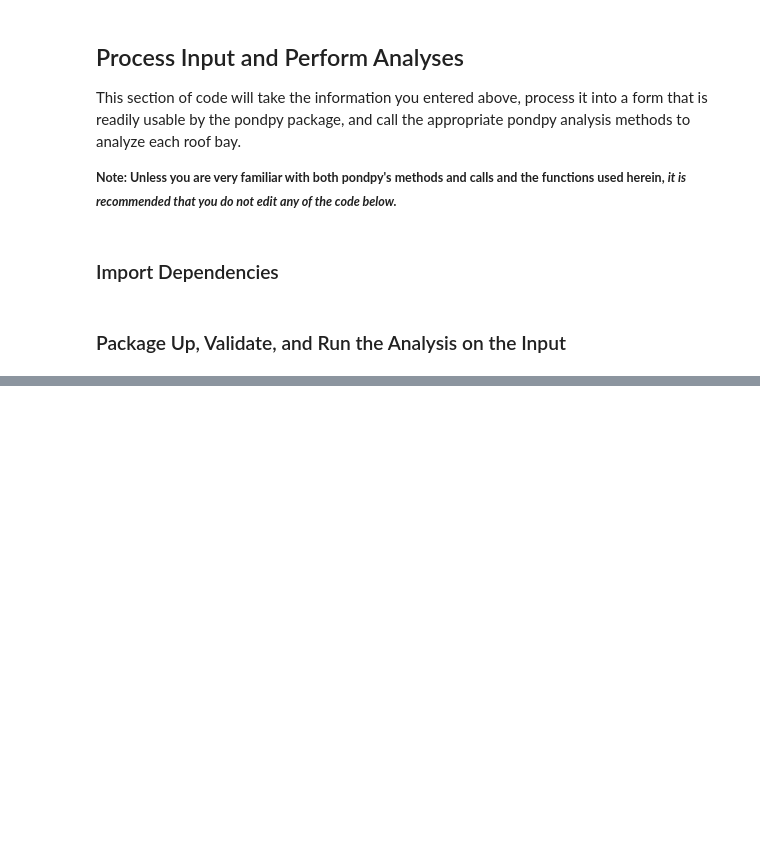
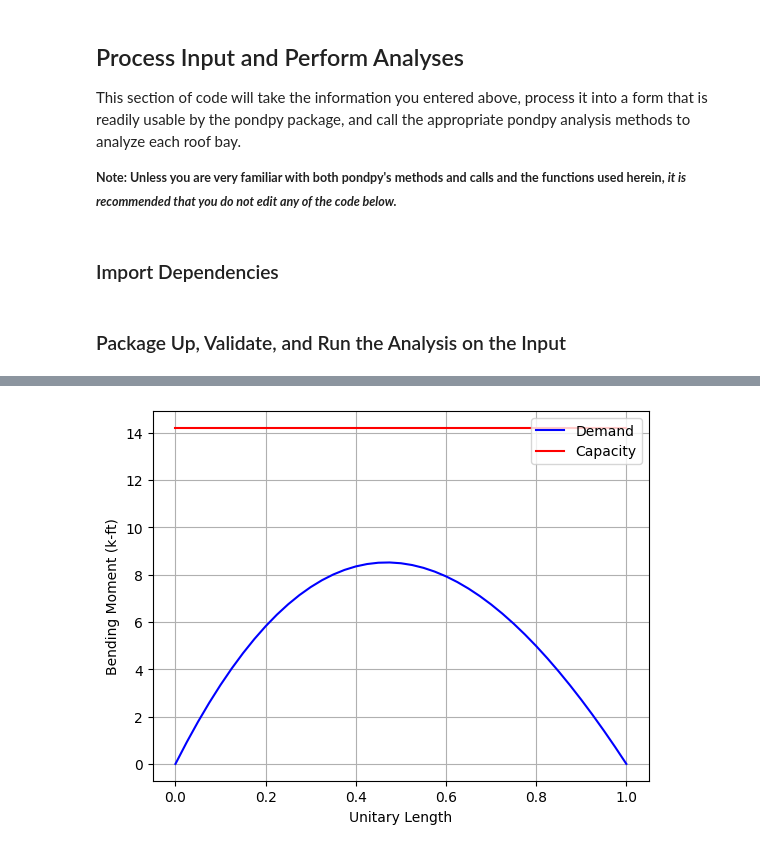
Before and after one commit to matthew-upshaw/pondpy4tljh, a Jupyter notebook: pondpy_template.ipynb, the cells around one changed output, grey strips where cells are left out. Cells and saved outputs as stored; diff of their text form; code cells hidden in the pictures; blank space fills up the shorter version.

```diff
--- a/pondpy_template.ipynb
+++ b/pondpy_template.ipynb
@@ -34,7 +34,7 @@ Here, you can enter various pieces of information that will be needed to run the
 # %%
 # Beam Sizes
 # Enter all AISC W-shape sections that will be used in the analyses into the beam_sizes list.
-beam_sizes : list = ['w12x16',]
+beam_sizes : list = ['w12x16','w16x26',]
 
 # Joist Sizes
 # Enter all SJI K-series joist designations that will be used in the anlyses into the joist_sizes list.
@@ -43,19 +43,19 @@ joist_sizes : list = ['14k1',]
 ### Roof Bay(s) Information
 # %%
 # Enter number of roof bays that you wish to analyze.
-n_roof_bays : int = 0
+n_roof_bays : int = 1
 
 # Enter information about each roof bay into lists. Note: the length of each list below must match the number of roof bays you entered above.
 
 # Enter primary member sizes for each bay. These are typically the 2 girders at each end of the bay.
 # Each roof bay will have its own list of members. The sizes entered here must be in the list of sizes that you created above.
 primary_members_size : list = [
-    [],
+    ['w16x26', 'w16x26'],
 ]
 
 # Enter the length of each primary member in ft.
 primary_members_length : list = [
-    [],
+    [20, 20],
 ]
 
 # Enter the location (in ft) and type of each support for each primary member.
@@ -64,37 +64,37 @@ primary_members_length : list = [
 # For example, (0, 'Pinned') indicates that there is a pin-support at the left end of the member.
 # Supports can be entered at any point along the length of the beam.
 primary_members_support : list = [
-    [[(0, 'pinned'), (0, 'pinned'),], [(0, 'pinned'), (0, 'pinned'),],],
+    [[(0, 'pinned'), (20, 'pinned'),], [(0, 'pinned'), (20, 'pinned'),],],
 ]
 
 # Enter secondary member sizes for each bay. These can be either beam sections or joist designations as entered in the lists of sizes above.
 # As with the primary members, each roof bay will have its own list. Roof bays do not have to have the same number of secondary members as each other.
 # Note: Include all secondary members, including those at the ends of the bays
 secondary_members_size : list = [
-    [],
+    ['w12x16','14k1','14k1','14k1','w12x16',],
 ]
 
 # Enter the length of each secondary member in ft.
 secondary_members_length : list = [
-    [],
+    [20, 20, 20, 20, 20],
 ]
 
 # Enter the location (in ft) and type of each support for each secondary member.
 secondary_members_support : list = [
-    [[(0, 'pinned'), (0, 'pinned'),], [(0, 'pinned'), (0, 'pinned'),], [(0, 'pinned'), (0, 'pinned'),], [(0, 'pinned'), (0, 'pinned'),], [(0, 'pinned'), (0, 'pinned'),],],
+    [[(0, 'pinned'), (20, 'pinned'),], [(0, 'pinned'), (20, 'pinned'),], [(0, 'pinned'), (20, 'pinned'),], [(0, 'pinned'), (20, 'pinned'),], [(0, 'pinned'), (20, 'pinned'),],],
 ]
 
 # Indicate whether each roof bay is mirrored on the left or right side. This will help the pondpy package determine how much load to place on the end secondary members.
 # Enter each row as a pair of booleans, the first of which is for the left side and the second is for the right side.
 # For example, (True, False) would indicate that the roof bay is mirrored on the left but not the right.
 roof_bay_mirrored : list = [
-    (),
+    (False, False),
 ]
 
 # Enter the roof slope for each roof bay. The slope should be entered in inches or rise/fall per 12 inches of length.
 # For example, 1/4:12 would be entered as 1/4 or simply 0.25. It is not necessary to indicate the direction of slope (i.e. -0.25 vs 0.25)
 roof_slope : list = [
-
+    0.25,
 ]
 # %% [markdown]
 ### Loading Information
@@ -105,14 +105,14 @@ roof_slope : list = [
 # Enter the collateral dead load in psf
 # Positive load is assumed to act downwards
 dead_load_input : list = [
-
+    20,
 ]
 
 # Enter the depth of impounded water at the secondary drainage inlet in inches
 # The depth should be entered as a (static head, hydraulic head) pair.
 # For example, (2.0, 3.5) indicates that the static head is 2 inches and the hydraulic head is 3.5 inches.
 rain_load_input : list = [
-    (2, 3.5),
+    (2, 2.31),
 ]
 
 # Indicate whether or not the self-weight of the members should be considered in the analysis of the roof bay.
@@ -132,7 +134,7 @@ from pondpy4tljh import analyze_roof_bays
 ### Package Up, Validate, and Run the Analysis on the Input
 # %%
 # Use the analyze_roof_bay function from pondpy4tljh to analyze the input
-analyze_roof_bays(
+models = analyze_roof_bays(
     project_name = project_name,
     project_number = project_number,
     calc_description = calc_description,
@@ -157,0 +174,6 @@ Input successfully validated!
+# %%
+bmd1, _ = models[0].roof_bay_model.secondary_models[1].plot_bmd(with_design=True)
+plt.figure(bmd1)
+plt.show()
+# %% [output]
+[figure, added]
```
Also changed, not shown: parts of 5 cells of this notebook, 5 other files.
